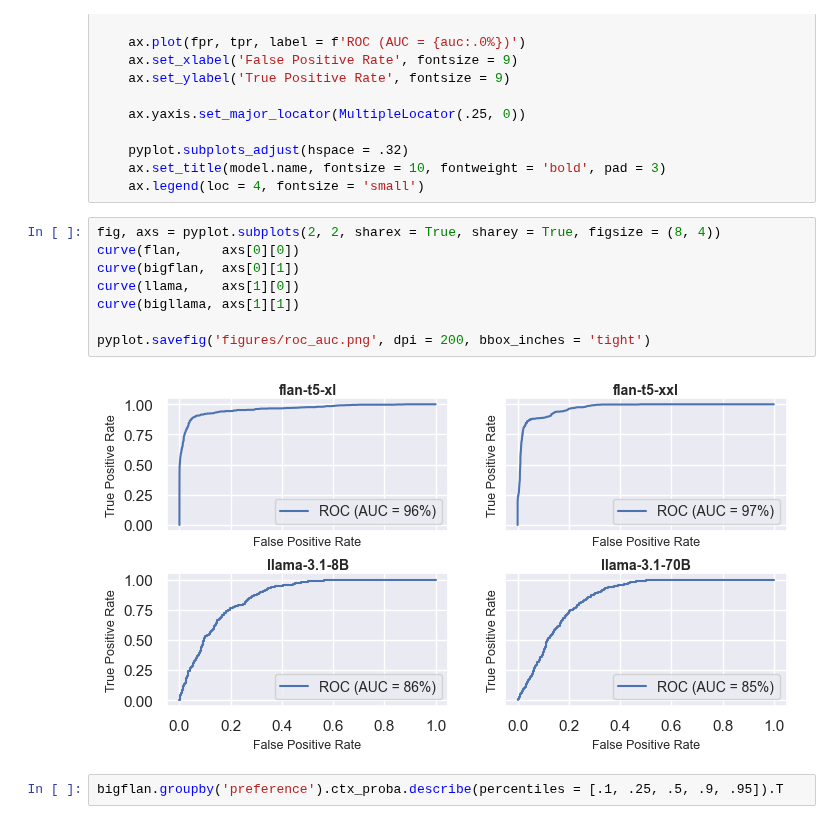
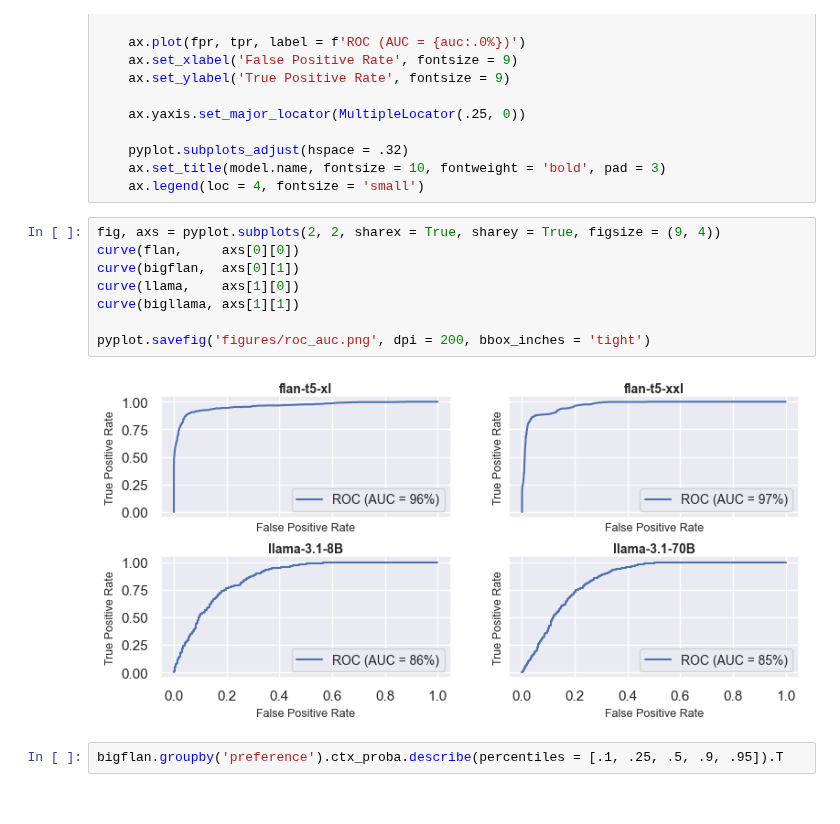
Before and after one commit to mfixman/rag-thesis, a Jupyter notebook: joiner_analysis.ipynb, the cells around one changed output. Drawn from its saved outputs; the diff is of its cells as text.

```diff
--- a/joiner_analysis.ipynb
+++ b/joiner_analysis.ipynb
@@ -690,15 +690,15 @@ def curve(model, ax):
     ax.set_title(model.name, fontsize = 10, fontweight = 'bold', pad = 3)
     ax.legend(loc = 4, fontsize = 'small')
 # %%
-fig, axs = pyplot.subplots(2, 2, sharex = True, sharey = True, figsize = (8, 4))
+fig, axs = pyplot.subplots(2, 2, sharex = True, sharey = True, figsize = (9, 4))
 curve(flan,     axs[0][0])
 curve(bigflan,  axs[0][1])
 curve(llama,    axs[1][0])
 curve(bigllama, axs[1][1])
 
 pyplot.savefig('figures/roc_auc.png', dpi = 200, bbox_inches = 'tight')
 # %% [output]
-[figure, old version]
+[figure, new version]
 # %%
 bigflan.groupby('preference').ctx_proba.describe(percentiles = [.1, .25, .5, .9, .95]).T
 # %% [output]
```
Also changed, not shown: parts of 5 cells of this notebook, 4 other files.
